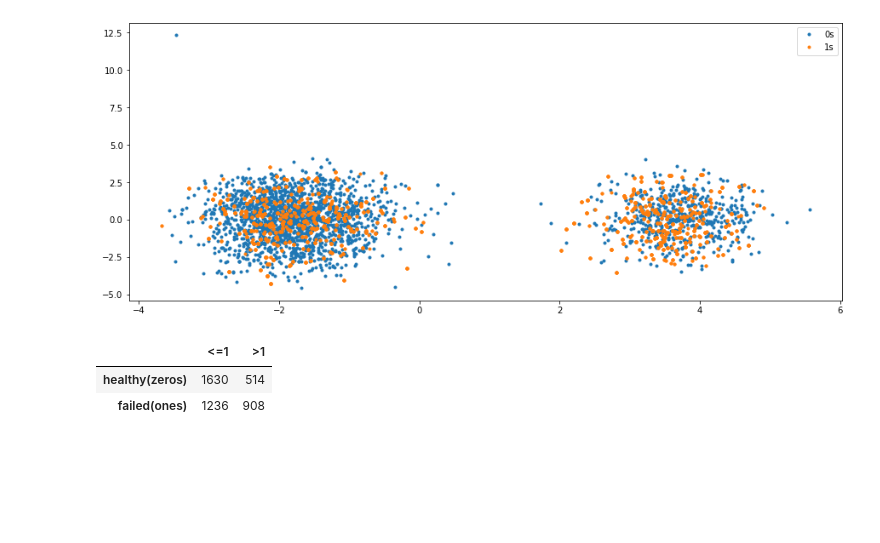
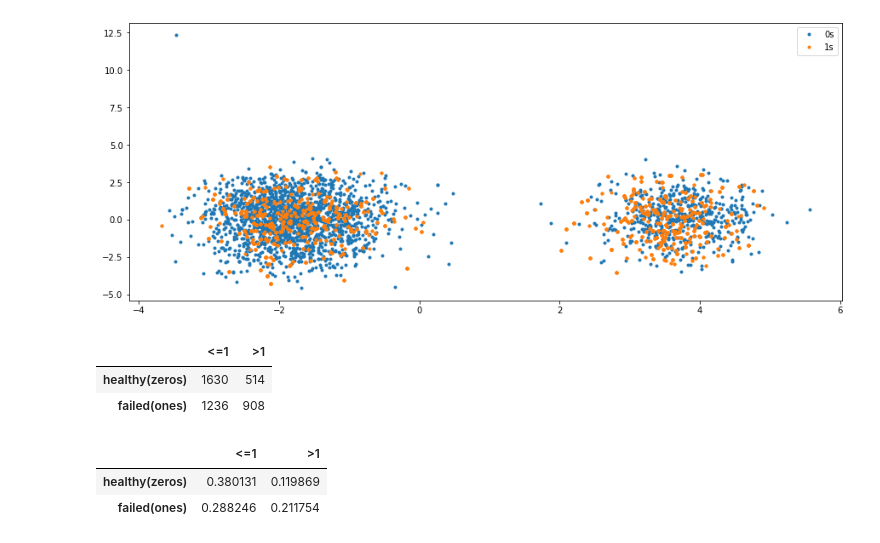
Before and after one commit to pranayrungta/apple, a Jupyter notebook: docs/4.pca.ipynb, the cells around one changed output. Saved outputs shown, nothing was run; the diff lists cells and outputs as text; code cells hidden in the pictures; blank space fills up the shorter version.

```diff
--- a/docs/4.pca.ipynb
+++ b/docs/4.pca.ipynb
@@ -56,3 +56,9 @@ df.T
 |  | <=1 | >1 |
 | healthy(zeros) | 1630 | 514 |
 | failed(ones) | 1236 | 908 |
+# %%
+(df/len(xtrain)).T
+# %% [output]
+|  | <=1 | >1 |
+| healthy(zeros) | 0.380131 | 0.119869 |
+| failed(ones) | 0.288246 | 0.211754 |
```
